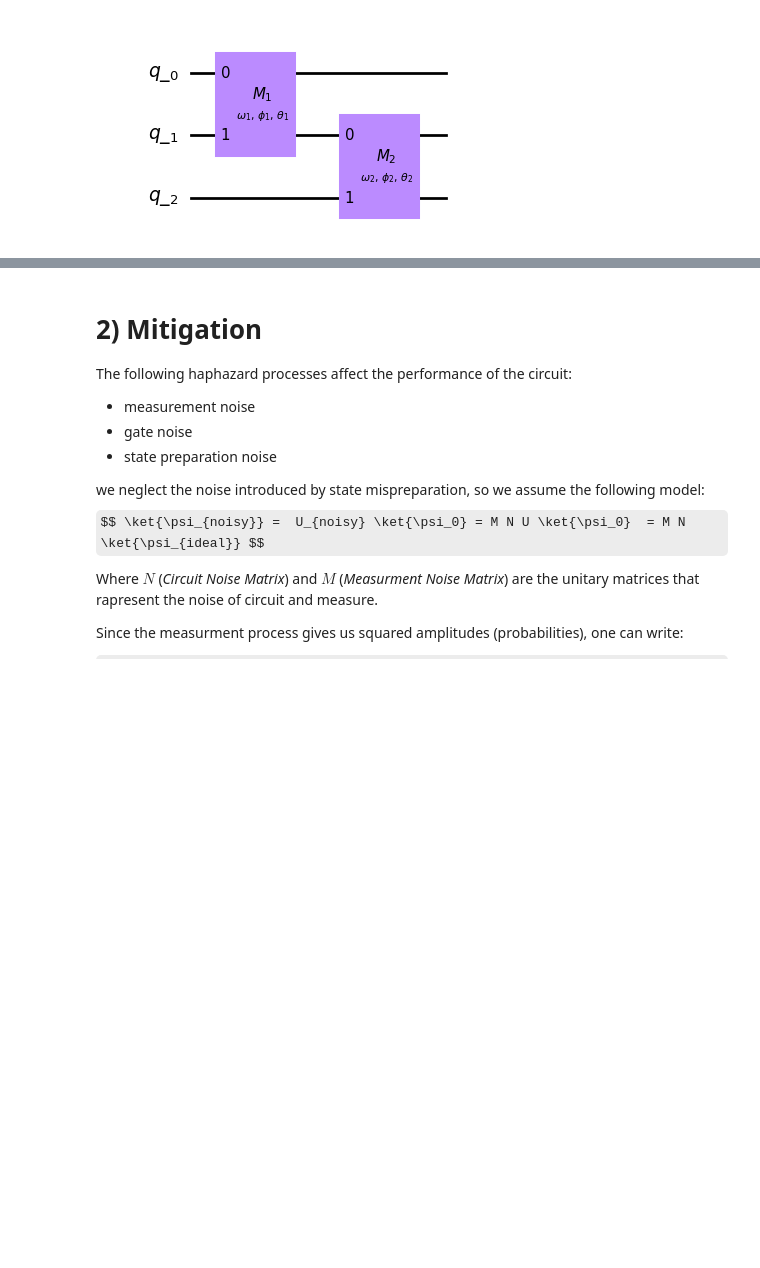
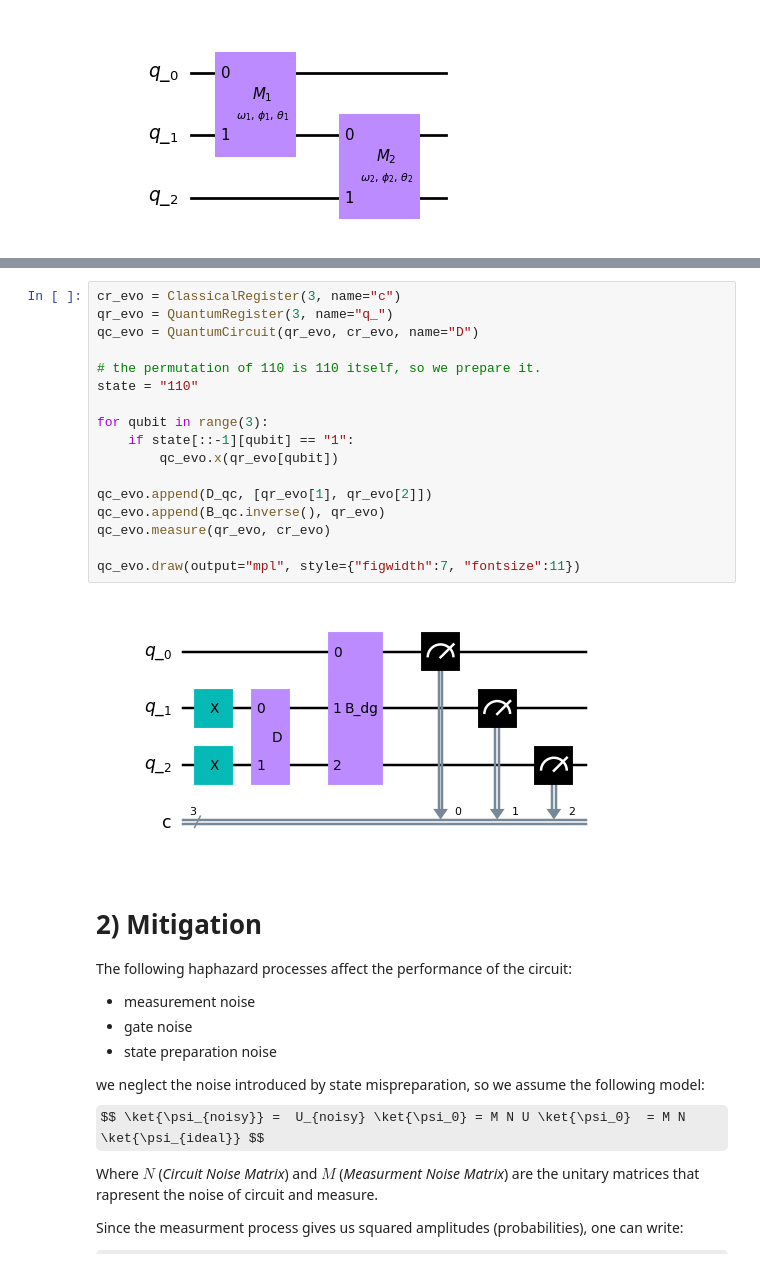
Before and after one commit to Valerio-Amico/valerio_amico_quantum_00, a Jupyter notebook: final_commit/final_commit.ipynb, the cells around one changed output, grey strips where cells are left out. Cells and saved outputs as stored; diff of their text form; some formulas as TeX source; blank space fills up the shorter version.

```diff
--- a/final_commit/final_commit.ipynb
+++ b/final_commit/final_commit.ipynb
@@ -176,3 +191,22 @@ T = utility.trotterized_matrix()
+# %%
+cr_evo = ClassicalRegister(3, name="c")
+qr_evo = QuantumRegister(3, name="q_")
+qc_evo = QuantumCircuit(qr_evo, cr_evo, name="D")
+
+# the permutation of 110 is 110 itself, so we prepare it.
+state = "110"
+
+for qubit in range(3):
+    if state[::-1][qubit] == "1":
+        qc_evo.x(qr_evo[qubit])
+
+qc_evo.append(D_qc, [qr_evo[1], qr_evo[2]])
+qc_evo.append(B_qc.inverse(), qr_evo)
+qc_evo.measure(qr_evo, cr_evo)
+
+qc_evo.draw(output="mpl", style={"figwidth":7, "fontsize":11})
+# %% [output]
+[figure, added]
 # %% [markdown]
 # 2) Mitigation
 
```
Also changed, not shown: parts of 6 cells of this notebook, 2 other files.
